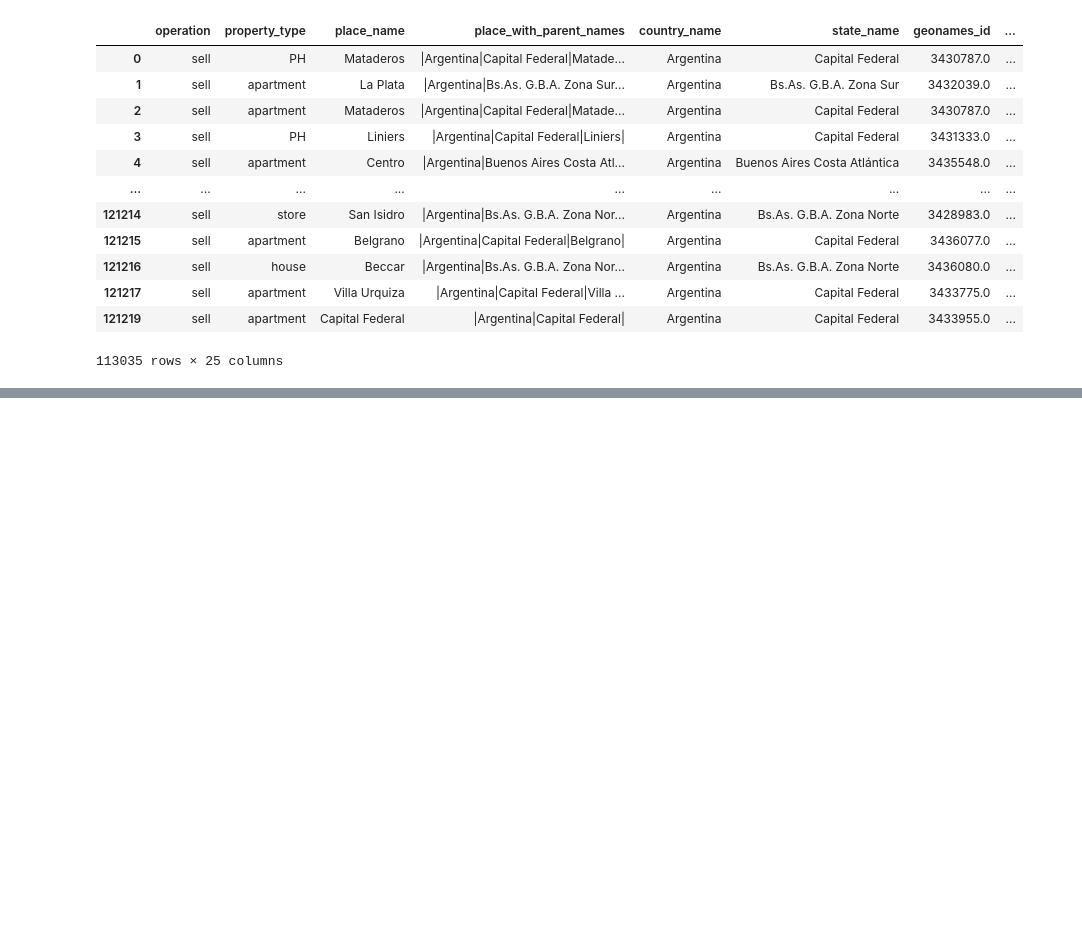
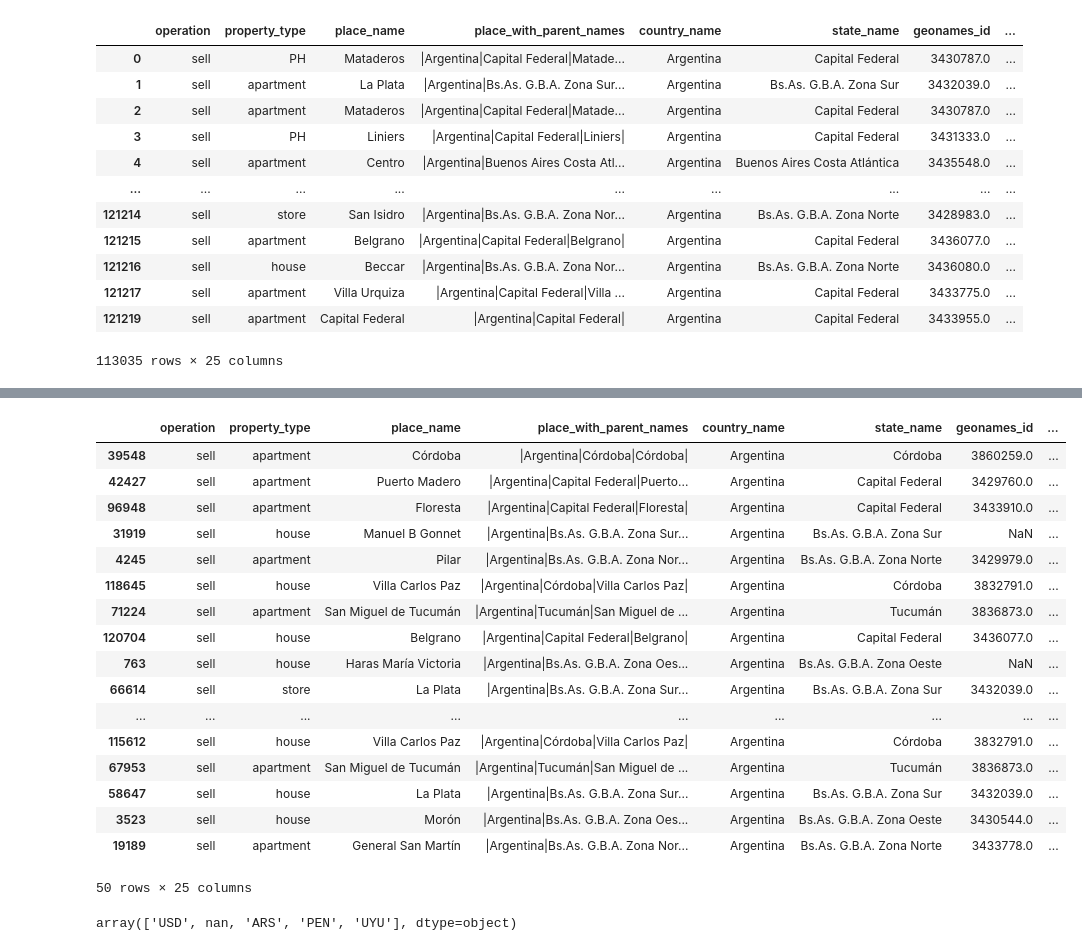
Before and after one commit to BenkosT/TP_Limpieza, a Jupyter notebook: Notebooks/Limpieza.ipynb, the cells around one changed output, grey strips where cells are left out. Saved outputs shown, nothing was run; the diff lists cells and outputs as text; code cells hidden in the pictures; blank space fills up the shorter version.

Commit message:
Columna precios

```diff
--- a/Notebooks/Limpieza.ipynb
+++ b/Notebooks/Limpieza.ipynb
@@ -267,0 +265,28 @@ AttributeError: 'set' object has no attribute 'interseccion'
+# %%
+currency = data.currency
+mask = currency.isnull()
+data_null_currency = data[mask]
+data_null_currency.sample(50)
+# %% [output]
+|  | operation | property_type | place_name | place_with_parent_names | country_name | state_name | geonames_id | ... |
+| 39548 | sell | apartment | Córdoba | |Argentina|Córdoba|Córdoba| | Argentina | Córdoba | 3860259.0 | ... |
+| 42427 | sell | apartment | Puerto Madero | |Argentina|Capital Federal|Puerto... | Argentina | Capital Federal | 3429760.0 | ... |
+| 96948 | sell | apartment | Floresta | |Argentina|Capital Federal|Floresta| | Argentina | Capital Federal | 3433910.0 | ... |
+| 31919 | sell | house | Manuel B Gonnet | |Argentina|Bs.As. G.B.A. Zona Sur... | Argentina | Bs.As. G.B.A. Zona Sur | NaN | ... |
+| 4245 | sell | apartment | Pilar | |Argentina|Bs.As. G.B.A. Zona Nor... | Argentina | Bs.As. G.B.A. Zona Norte | 3429979.0 | ... |
+| 118645 | sell | house | Villa Carlos Paz | |Argentina|Córdoba|Villa Carlos Paz| | Argentina | Córdoba | 3832791.0 | ... |
+| 71224 | sell | apartment | San Miguel de Tucumán | |Argentina|Tucumán|San Miguel de ... | Argentina | Tucumán | 3836873.0 | ... |
+| 120704 | sell | house | Belgrano | |Argentina|Capital Federal|Belgrano| | Argentina | Capital Federal | 3436077.0 | ... |
+| 763 | sell | house | Haras María Victoria | |Argentina|Bs.As. G.B.A. Zona Oes... | Argentina | Bs.As. G.B.A. Zona Oeste | NaN | ... |
+| 66614 | sell | store | La Plata | |Argentina|Bs.As. G.B.A. Zona Sur... | Argentina | Bs.As. G.B.A. Zona Sur | 3432039.0 | ... |
+| ... | ... | ... | ... | ... | ... | ... | ... | ... |
+| 115612 | sell | house | Villa Carlos Paz | |Argentina|Córdoba|Villa Carlos Paz| | Argentina | Córdoba | 3832791.0 | ... |
+| 67953 | sell | apartment | San Miguel de Tucumán | |Argentina|Tucumán|San Miguel de ... | Argentina | Tucumán | 3836873.0 | ... |
+| 58647 | sell | house | La Plata | |Argentina|Bs.As. G.B.A. Zona Sur... | Argentina | Bs.As. G.B.A. Zona Sur | 3432039.0 | ... |
+| 3523 | sell | house | Morón | |Argentina|Bs.As. G.B.A. Zona Oes... | Argentina | Bs.As. G.B.A. Zona Oeste | 3430544.0 | ... |
+| 19189 | sell | apartment | General San Martín | |Argentina|Bs.As. G.B.A. Zona Nor... | Argentina | Bs.As. G.B.A. Zona Norte | 3433778.0 | ... |
+50 rows × 25 columns
+# %%
+data['currency'].unique()
+# %% [output]
+array(['USD', nan, 'ARS', 'PEN', 'UYU'], dtype=object)
```
Also changed, not shown: parts of 15 cells of this notebook.
